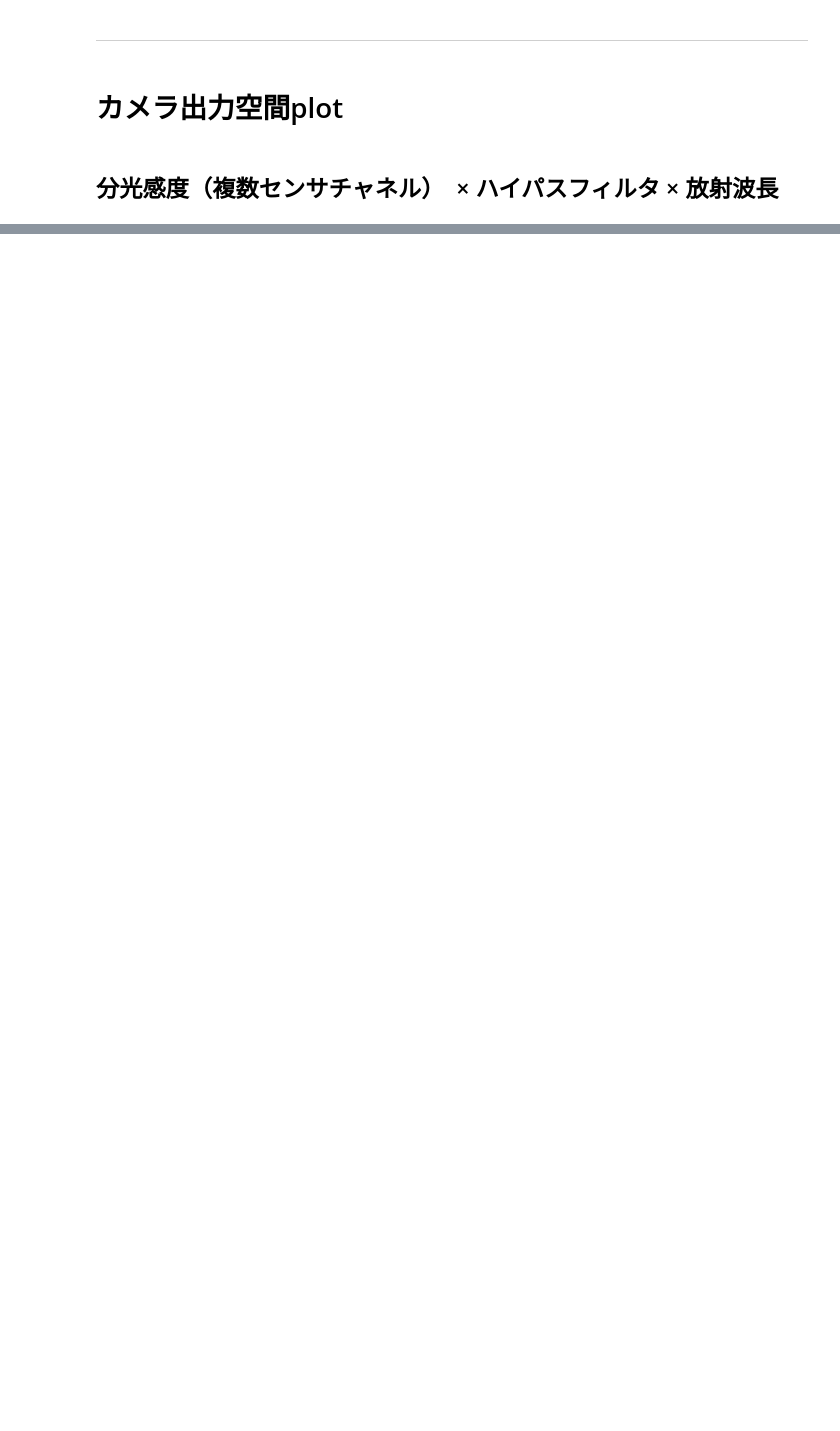
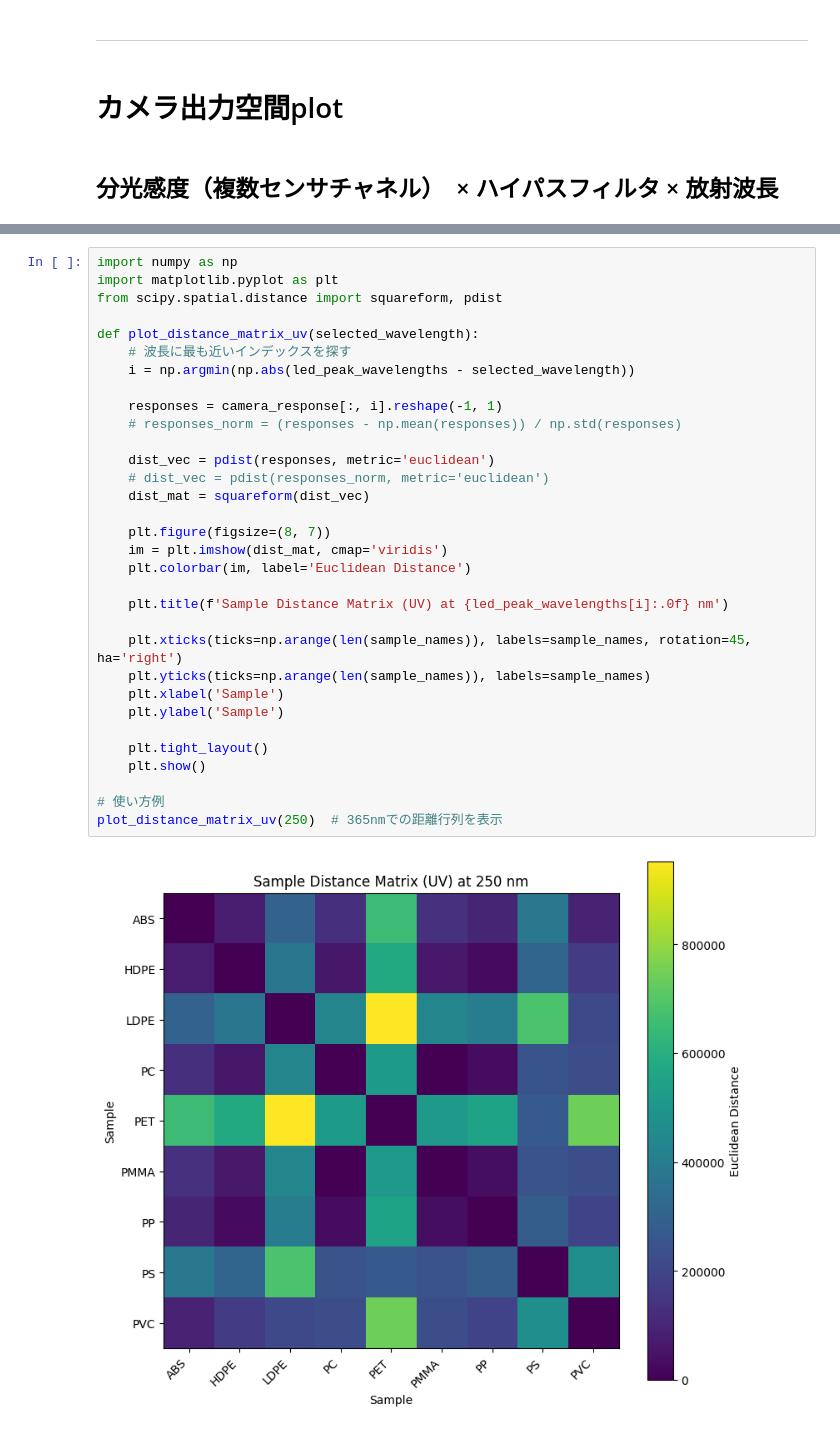
Before and after one commit to asksw24/mp-eem, a Jupyter notebook: 04_simulate_UVcamera_response.ipynb, the cells around one changed output, grey strips where cells are left out. Saved outputs shown, nothing was run; the diff lists cells and outputs as text; blank space fills up the shorter version.

```diff
--- a/04_simulate_UVcamera_response.ipynb
+++ b/04_simulate_UVcamera_response.ipynb
@@ -633,3 +777,37 @@ demo.launch()
+# %%
+import numpy as np
+import matplotlib.pyplot as plt
+from scipy.spatial.distance import squareform, pdist
+
+def plot_distance_matrix_uv(selected_wavelength):
+    # 波長に最も近いインデックスを探す
+    i = np.argmin(np.abs(led_peak_wavelengths - selected_wavelength))
+
+    responses = camera_response[:, i].reshape(-1, 1)
+    # responses_norm = (responses - np.mean(responses)) / np.std(responses)
+
+    dist_vec = pdist(responses, metric='euclidean')
+    # dist_vec = pdist(responses_norm, metric='euclidean')
+    dist_mat = squareform(dist_vec)
+
+    plt.figure(figsize=(8, 7))
+    im = plt.imshow(dist_mat, cmap='viridis')
+    plt.colorbar(im, label='Euclidean Distance')
+
+    plt.title(f'Sample Distance Matrix (UV) at {led_peak_wavelengths[i]:.0f} nm')
+
+    plt.xticks(ticks=np.arange(len(sample_names)), labels=sample_names, rotation=45, ha='right')
+    plt.yticks(ticks=np.arange(len(sample_names)), labels=sample_names)
+    plt.xlabel('Sample')
+    plt.ylabel('Sample')
+
+    plt.tight_layout()
+    plt.show()
+
+# 使い方例
+plot_distance_matrix_uv(250)  # 365nmでの距離行列を表示
+# %% [output]
+[figure, added]
 # %%
 import numpy as np
 import matplotlib.pyplot as plt
```
Also changed, not shown: parts of 24 cells of this notebook, 1 other file.
